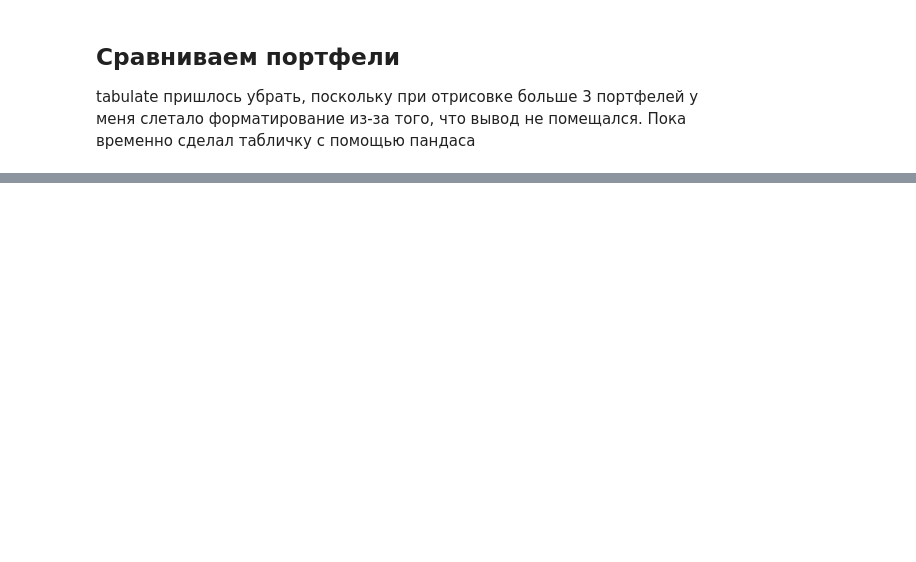
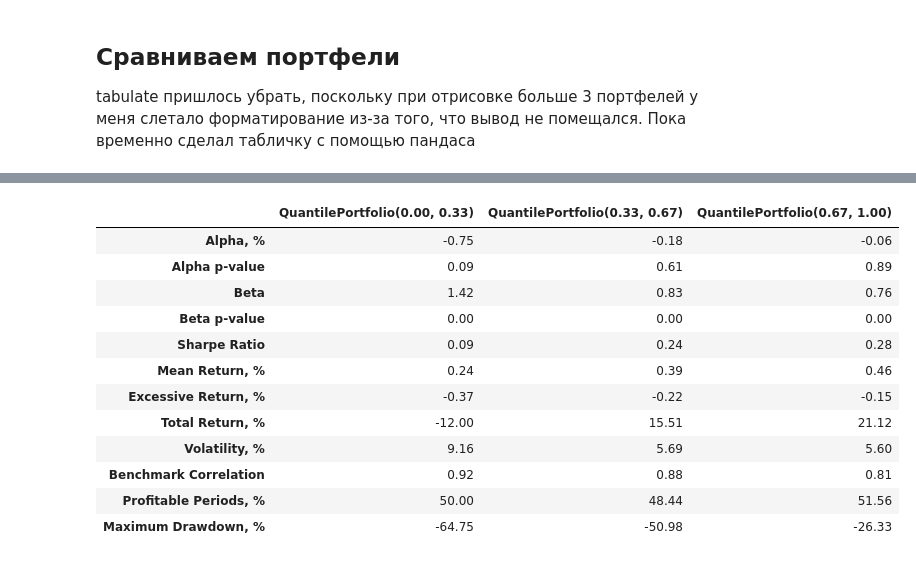
Before and after one commit to atomtosov/pqr, a Jupyter notebook: examples/example.ipynb, the cells around one changed output, grey strips where cells are left out. Drawn from its saved outputs; the diff is of its cells as text; code cells hidden in the pictures; blank space fills up the shorter version.

```diff
--- a/examples/example.ipynb
+++ b/examples/example.ipynb
@@ -218,9 +250,7 @@ fm.fit(
     factor=weighted,
     filtering_factor=liquidity,
     weighting_factor=size_w,
-    benchmark=benchmark,
-    holding_period=2,
-    n_quantile_portfolios=3
+    benchmark=benchmark
 )
 fm.compare_portfolios()
 # %% [output]
@@ -240,0 +276,14 @@ fm.compare_portfolios()
+# %%
+%%time
+%%capture
+
+results = fm.grid_search(
+    looking_periods=[1, 3, 6, 9, 12],
+    lag_periods=[0, 1],
+    holding_periods=[1, 3, 6, 9, 12],
+    prices=prices,
+    factor=value,
+    filtering_factor=liquidity,
+    weighting_factor=size_w,
+    benchmark=benchmark
+)
@@ -240,0 +293,16 @@ fm.compare_portfolios()
+# %%
+results[(1, 0, 1)]
+# %% [output]
+|  | QuantilePortfolio(0.00, 0.33) | QuantilePortfolio(0.33, 0.67) | QuantilePortfolio(0.67, 1.00) |
+| Alpha, % | -0.75 | -0.18 | -0.06 |
+| Alpha p-value | 0.09 | 0.61 | 0.89 |
+| Beta | 1.42 | 0.83 | 0.76 |
+| Beta p-value | 0.00 | 0.00 | 0.00 |
+| Sharpe Ratio | 0.09 | 0.24 | 0.28 |
+| Mean Return, % | 0.24 | 0.39 | 0.46 |
+| Excessive Return, % | -0.37 | -0.22 | -0.15 |
+| Total Return, % | -12.00 | 15.51 | 21.12 |
+| Volatility, % | 9.16 | 5.69 | 5.60 |
+| Benchmark Correlation | 0.92 | 0.88 | 0.81 |
+| Profitable Periods, % | 50.00 | 48.44 | 51.56 |
+| Maximum Drawdown, % | -64.75 | -50.98 | -26.33 |
```
Also changed, not shown: parts of 29 cells of this notebook.
